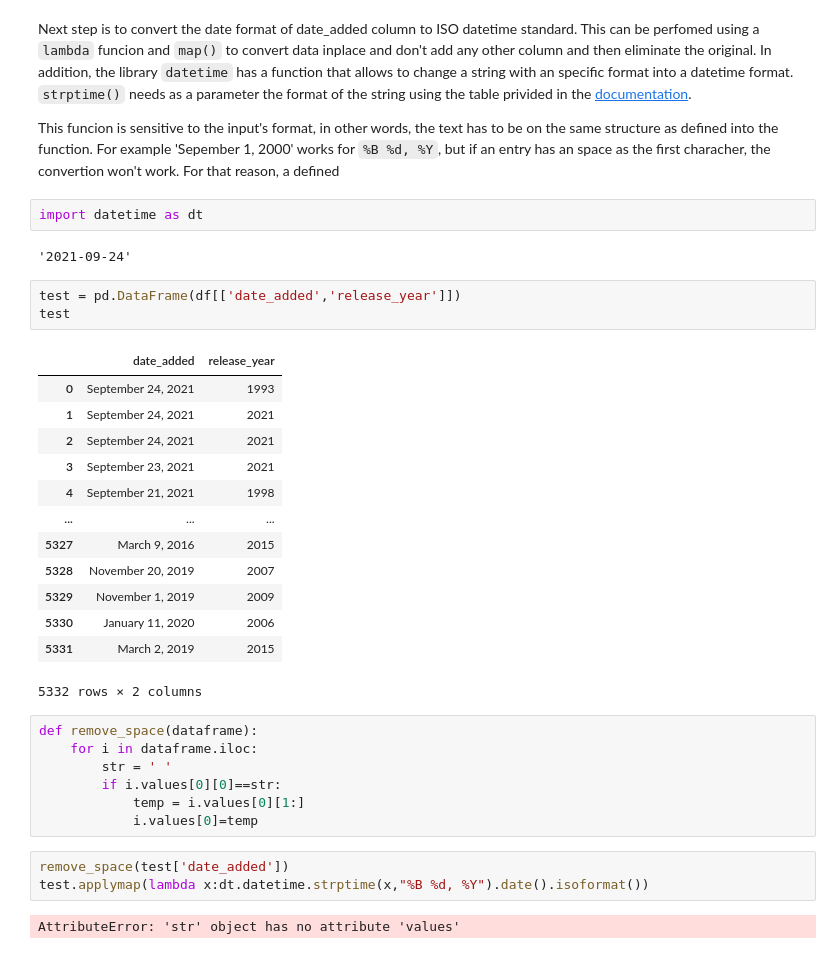
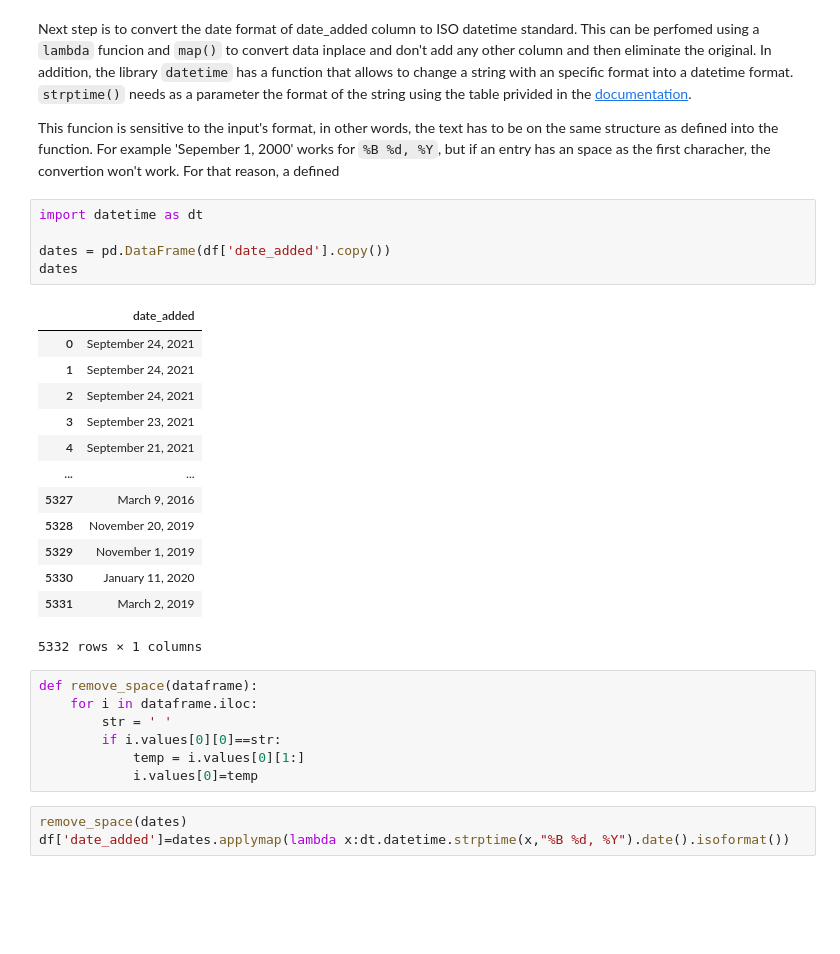
Before and after one commit to JG-Ancona/DigitalNovaScotia, a Jupyter notebook: Python/DataAssignmnet/MoviesData.ipynb, the cells around one changed output. Cells and saved outputs as stored; diff of their text form; blank space fills up the shorter version.

```diff
--- a/Python/DataAssignmnet/MoviesData.ipynb
+++ b/Python/DataAssignmnet/MoviesData.ipynb
@@ -115,25 +115,23 @@ Next step is to convert the date format of date_added column to ISO datetime sta
 This funcion is sensitive to the input's format, in other words, the text has to be on the same structure as defined into the function. For example 'Sepember 1, 2000' works for `%B %d, %Y`, but if an entry has an space as the first characher, the convertion won't work. For that reason, a defined
 # %%
 import datetime as dt
+
+dates = pd.DataFrame(df['date_added'].copy())
+dates
 # %% [output]
+|  | date_added |
+| 0 | September 24, 2021 |
+| 1 | September 24, 2021 |
+| 2 | September 24, 2021 |
+| 3 | September 23, 2021 |
+| 4 | September 21, 2021 |
+| ... | ... |
+| 5327 | March 9, 2016 |
+| 5328 | November 20, 2019 |
+| 5329 | November 1, 2019 |
+| 5330 | January 11, 2020 |
+| 5331 | March 2, 2019 |
-'2021-09-24'
+5332 rows × 1 columns
-# %%
-test = pd.DataFrame(df[['date_added','release_year']])
-test
-# %% [output]
-|  | date_added | release_year |
-| 0 | September 24, 2021 | 1993 |
-| 1 | September 24, 2021 | 2021 |
-| 2 | September 24, 2021 | 2021 |
-| 3 | September 23, 2021 | 2021 |
-| 4 | September 21, 2021 | 1998 |
-| ... | ... | ... |
-| 5327 | March 9, 2016 | 2015 |
-| 5328 | November 20, 2019 | 2007 |
-| 5329 | November 1, 2019 | 2009 |
-| 5330 | January 11, 2020 | 2006 |
-| 5331 | March 2, 2019 | 2015 |
-5332 rows × 2 columns
 # %%
 def remove_space(dataframe):
     for i in dataframe.iloc:
@@ -142,7 +140,5 @@ def remove_space(dataframe):
             temp = i.values[0][1:]
             i.values[0]=temp
 # %%
-remove_space(test['date_added'])
-test.applymap(lambda x:dt.datetime.strptime(x,"%B %d, %Y").date().isoformat())
+remove_space(dates)
+df['date_added']=dates.applymap(lambda x:dt.datetime.strptime(x,"%B %d, %Y").date().isoformat())
-# %% [output]
-AttributeError: 'str' object has no attribute 'values'
```
Also changed, not shown: parts of 3 cells of this notebook.
